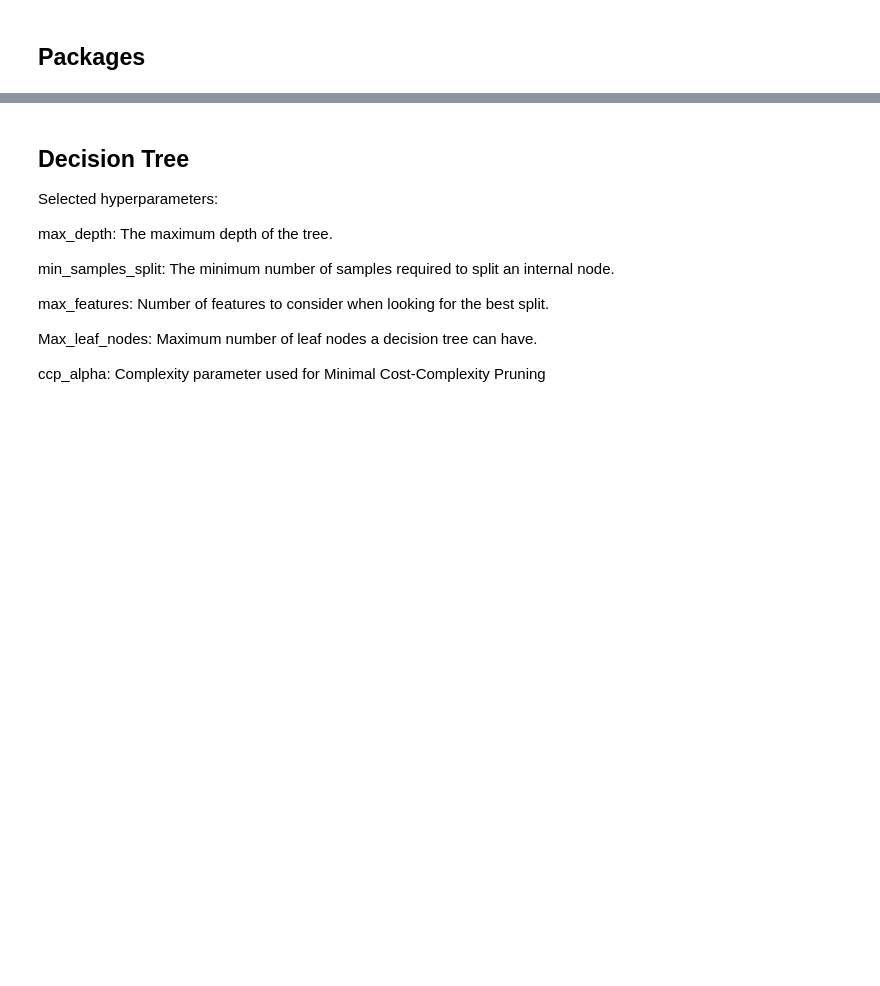
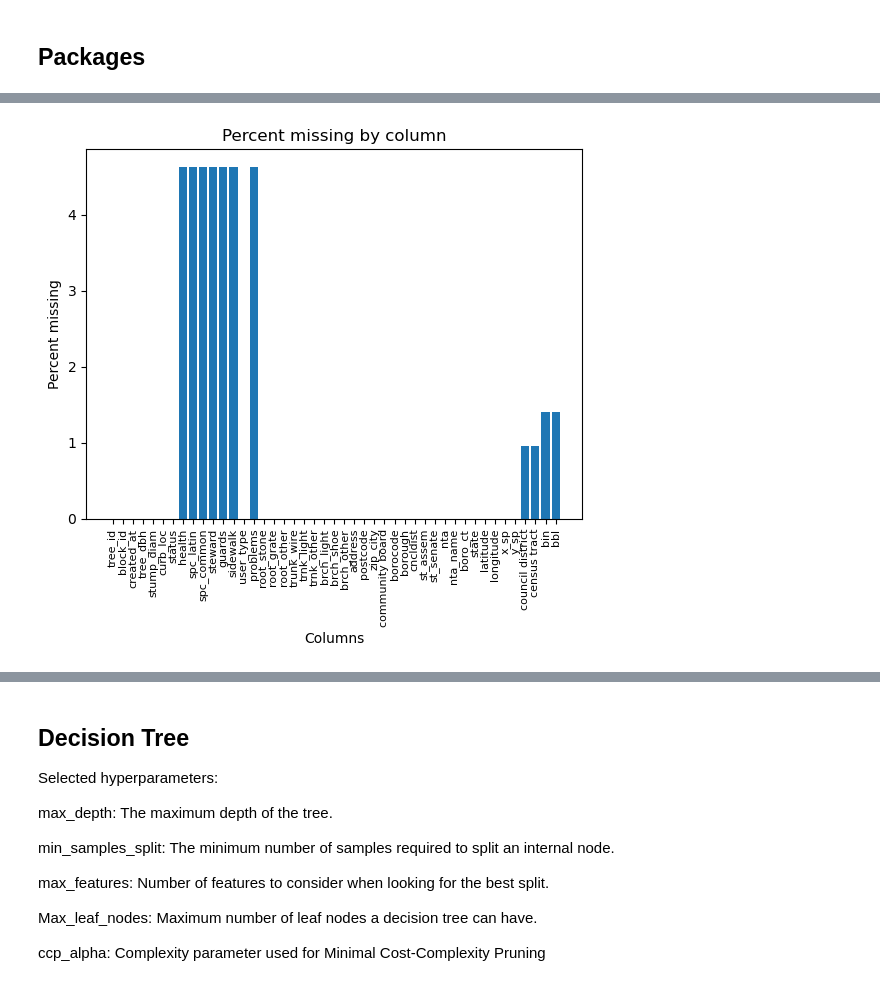
Before and after one commit to kmohebbizadeh/AML-Tree-Census-Project, a Jupyter notebook: final_script.ipynb, the cells around one changed output, grey strips where cells are left out. Drawn from its saved outputs; the diff is of its cells as text; code cells hidden in the pictures; blank space fills up the shorter version.

```diff
--- a/final_script.ipynb
+++ b/final_script.ipynb
@@ -28,0 +54,13 @@ tree_df = pd.read_csv('sample_data/2015_Street_Tree_Census_-_Tree_Data.csv')
+# %%
+# plot missing values by columns
+vals = (tree_df.isna().sum() * 100 / len(tree_df)).values
+keys = tree_df.columns
+plt.tight_layout()
+plt.bar(keys, vals)
+plt.xlabel("Columns")
+plt.ylabel("Percent missing")
+plt.xticks(rotation=90, fontsize=8)
+plt.title("Percent missing by column")
+plt.show()
+# %% [output]
+[figure, added]
```
Also changed, not shown: parts of 92 cells of this notebook, 1 other file.
